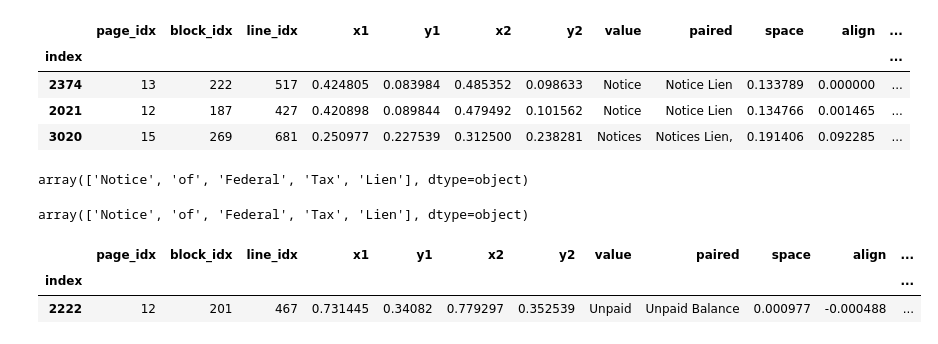
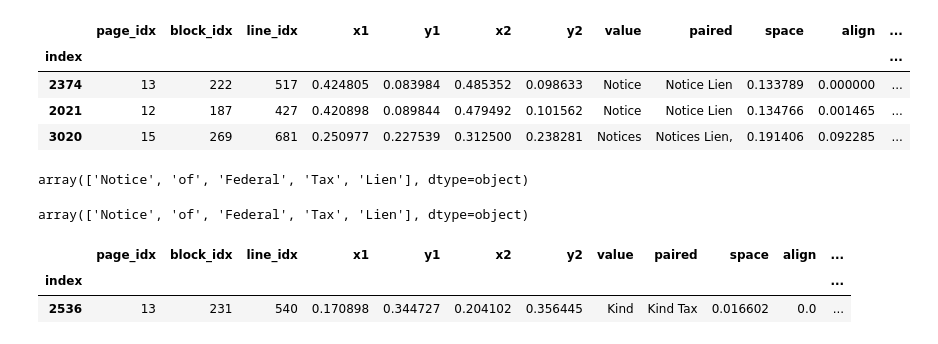
Before and after one commit to andsilver/report-parse, a Jupyter notebook: table_parsing.ipynb, the cells around one changed output. Saved outputs shown, nothing was run; the diff lists cells and outputs as text; code cells hidden in the pictures.

```diff
--- a/table_parsing.ipynb
+++ b/table_parsing.ipynb
@@ -98,27 +73,27 @@ result
 # %% [output]
 array(['Notice', 'of', 'Federal', 'Tax', 'Lien'], dtype=object)
 # %%
-word1, word2 = "Unpaid", "Balance"
-row = line.iloc[1][["page_idx", "block_idx", "line_idx", "paired"]]
+word1, word2 = "Kind", "Tax"
+row = line.iloc[0][["page_idx", "block_idx", "line_idx", "paired"]]
 c = report.words[(report.words.page_idx == row.page_idx)]
 column = c[c['value'].str.contains(word1) | c['value'].str.contains(word2)][["page_idx", "block_idx", "line_idx", "x1", "y1", "x2", "y2", "value"]]
 column['paired']=  column.value + " " + column.value.shift(-1)
 column['space']=  abs(column.x1.shift(-1) - column.x2)
 column['align']=  (abs(column.y1.shift(-1) - column.y1) + (column.y2.shift(-1) - column.y2))/2
 
 column['x12']=  column.x1.shift(-1)
 column['y12']=  column.y1.shift(-1)
 column['x22']=  column.x2.shift(-1)
 column['y22']=  column.y2.shift(-1)
 
 column["score"] = column["paired"].apply(lambda x: 100 - fuzz.ratio(str(x), str(word1) + " " + str(word2)))
 column = column[column.score < 10]
 column = column.sort_values(by=['score', 'space', "align"])
 column
 # %% [output]
 |  | page_idx | block_idx | line_idx | x1 | y1 | x2 | y2 | value | paired | space | align | ... |
 | index |  |  |  |  |  |  |  |  |  |  |  | ... |
-| 2222 | 12 | 201 | 467 | 0.731445 | 0.34082 | 0.779297 | 0.352539 | Unpaid | Unpaid Balance | 0.000977 | -0.000488 | ... |
+| 2536 | 13 | 231 | 540 | 0.170898 | 0.344727 | 0.204102 | 0.356445 | Kind | Kind Tax | 0.016602 | 0.0 | ... |
 # %%
 c[(c.block_idx==231)][["value", "line_idx"]]
 # %% [output]
```
Also changed, not shown: parts of 7 cells of this notebook, 1 other file.
